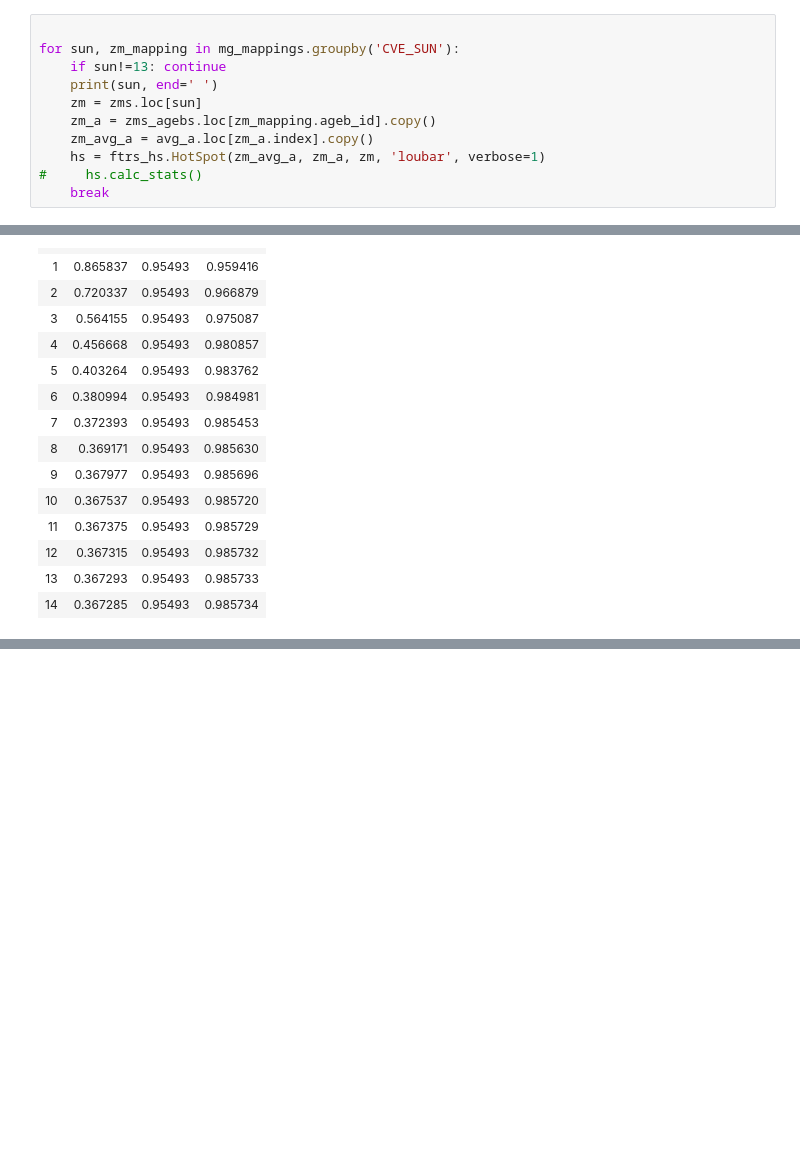
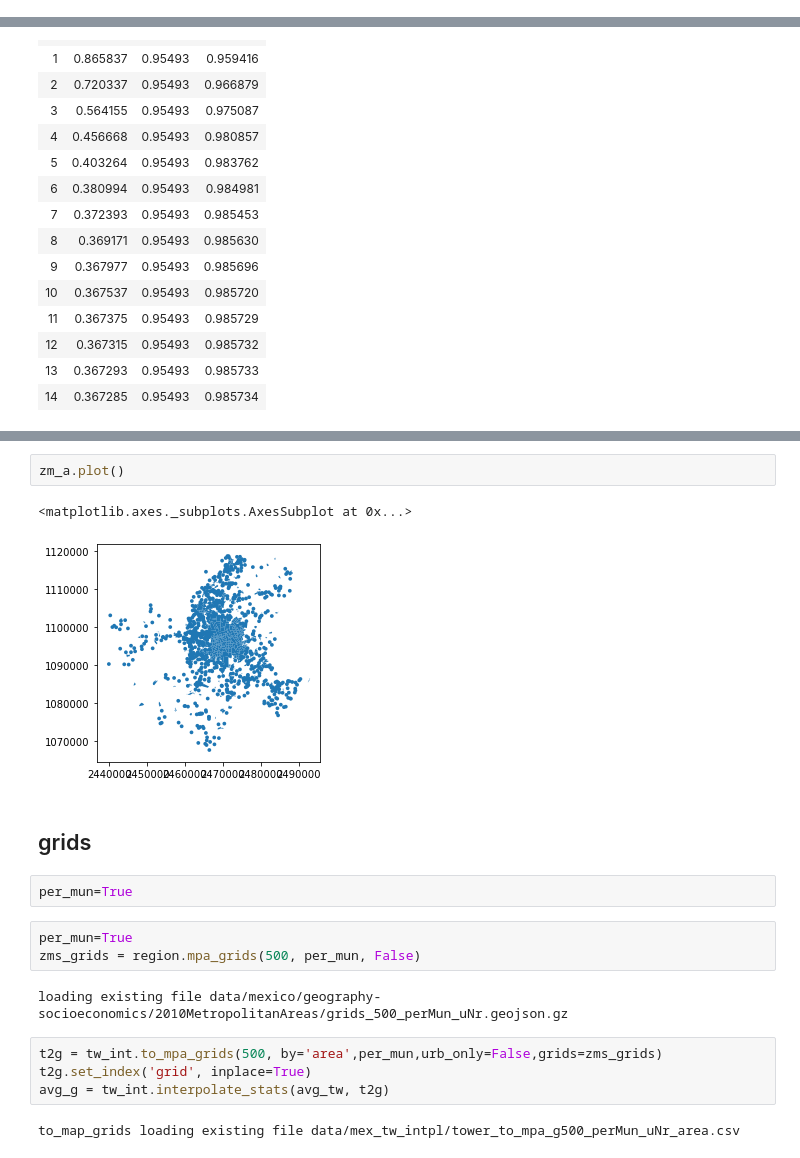
Before and after one commit to JHWu92/mob2crime, a Jupyter notebook: dev_nb/src.ftrs.ipynb, the cells around one changed output, grey strips where cells are left out. Saved outputs shown, nothing was run; the diff lists cells and outputs as text; blank space fills up the shorter version.

```diff
--- a/dev_nb/src.ftrs.ipynb
+++ b/dev_nb/src.ftrs.ipynb
@@ -305,11 +276,0 @@ mg_mappings = region.ageb_ids_per_mpa()
-# %%
-
-for sun, zm_mapping in mg_mappings.groupby('CVE_SUN'):
-    if sun!=13: continue
-    print(sun, end=' ')
-    zm = zms.loc[sun]
-    zm_a = zms_agebs.loc[zm_mapping.ageb_id].copy()
-    zm_avg_a = avg_a.loc[zm_a.index].copy()
-    hs = ftrs_hs.HotSpot(zm_avg_a, zm_a, zm, 'loubar', verbose=1)
-#     hs.calc_stats()
-    break
@@ -503,0 +506,20 @@ pd.DataFrame(res)
+# %%
+zm_a.plot()
+# %% [output]
+<matplotlib.axes._subplots.AxesSubplot at 0x...>
+[figure, added]
+# %% [markdown]
+## grids
+# %%
+per_mun=True
+# %%
+per_mun=True
+zms_grids = region.mpa_grids(500, per_mun, False)
+# %% [output]
+loading existing file data/mexico/geography-socioeconomics/2010MetropolitanAreas/grids_500_perMun_uNr.geojson.gz
+# %%
+t2g = tw_int.to_mpa_grids(500, by='area',per_mun,urb_only=False,grids=zms_grids)
+t2g.set_index('grid', inplace=True)
+avg_g = tw_int.interpolate_stats(avg_tw, t2g)
+# %% [output]
+to_map_grids loading existing file data/mex_tw_intpl/tower_to_mpa_g500_perMun_uNr_area.csv
```
Also changed, not shown: parts of 72 cells of this notebook, 1 other file.
